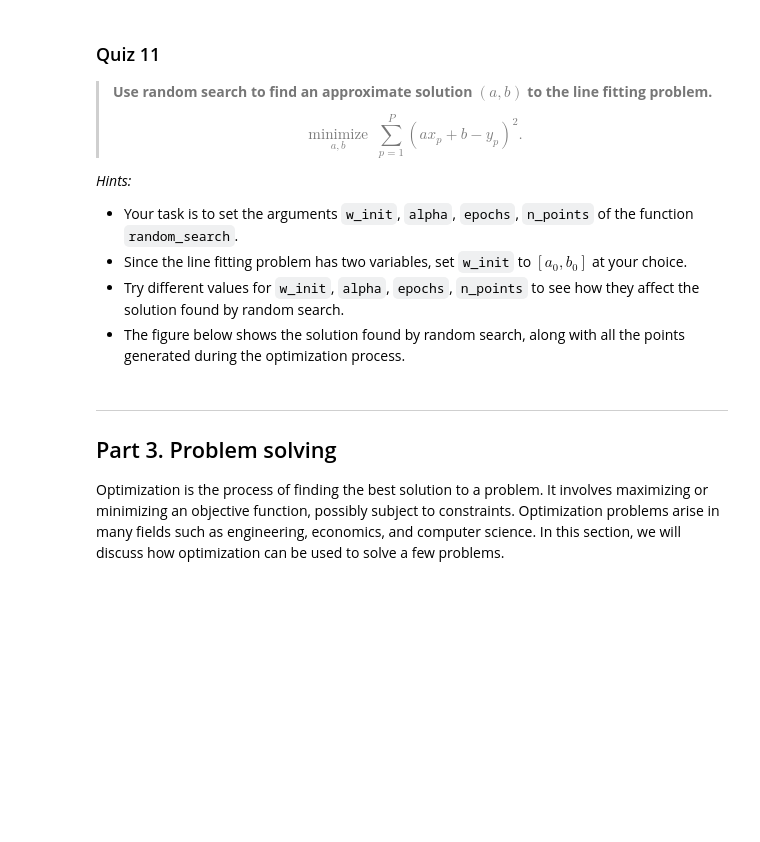
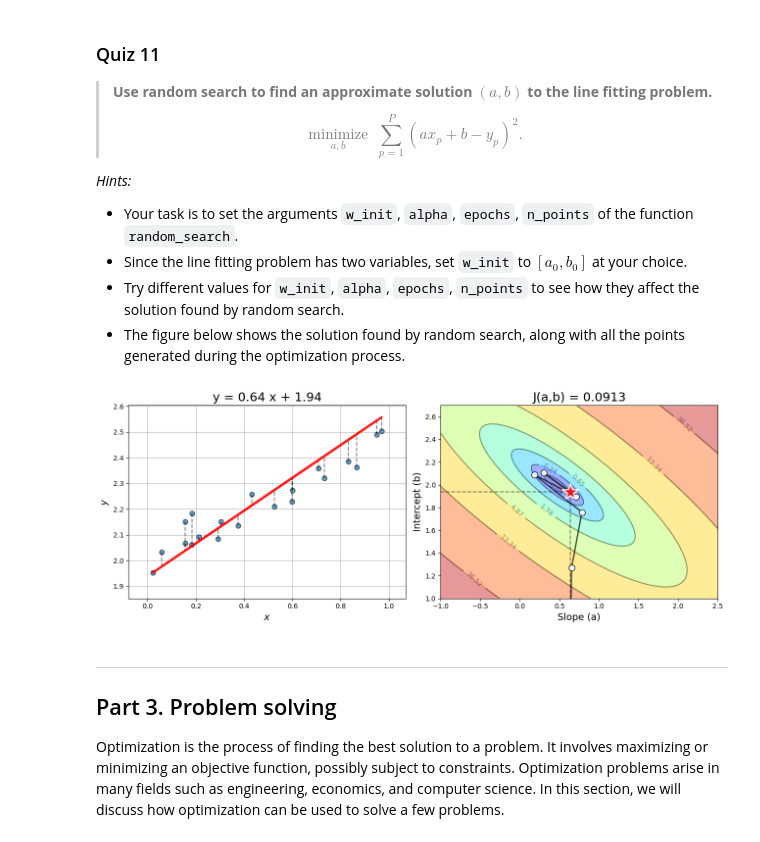
Before and after one commit to Augustin-Br/IGI-3013, a Jupyter notebook: TD2/lab02/lab02.ipynb, the cells around one changed output. Cells and saved outputs as stored; diff of their text form; code cells hidden in the pictures; blank space fills up the shorter version.

```diff
--- a/TD2/lab02/lab02.ipynb
+++ b/TD2/lab02/lab02.ipynb
@@ -716,38 +716,35 @@ def random_search(cost_fun, init, alpha, epochs, n_points):
     for k in range(epochs):
 
         # Create a random matrix of shape (n_points, w.size) from the normal distribution
-        directions = None # YOUR CODE HERE
+        directions = np.random.randn(n_points, w.size)
 
-        # Divide each row of 'directions' by its norm
-        directions = None # YOUR CODE HERE
+        # Step 2: Divide each row of 'directions' by its norm
+        directions /= np.linalg.norm(directions, axis=1, keepdims=True)
 
-        # Compute 'w + alpha * d' for every row of 'directions'
-        w_all = None # YOUR CODE HERE
+        # Step 3: Compute 'w + alpha * d' for every row of 'directions'
+        w_all = w + alpha * directions
 
-        # Apply 'cost_fun' of each row of 'w_all'
-        costs = None # YOUR CODE HERE
+        # Step 4: Apply 'cost_fun' of each row of 'w_all'
+        costs = [cost_fun(ws) for ws in w_all]
 
-        # Find the index of the smallest element of 'costs'
-        min_idx = None # YOUR CODE HERE
+        # Step 5: Find the index of the smallest element of 'costs'
+        min_idx = np.argmin(costs)
 
         # Update the current point
         if costs[min_idx] < J:
-
             # Select the element of 'costs' at position 'min_idx'
-            J = None # YOUR CODE HERE
+            J = costs[min_idx]
 
             # Select the row of 'w_all' at position 'min_idx'
-            w = None # YOUR CODE HERE
+            w = w_all[min_idx]
 
             # Multiply the step-size by '1.5'
-            alpha = None # YOUR CODE HERE
+            alpha *= 1.5
 
             history.append(w)
-
         else:
-
             # Divide the step-size by '1.5 ** 0.25'
-            alpha = None # YOUR CODE HERE
+            alpha /= 1.5 ** 0.25
 
     return w, np.stack(history)
 # %%
@@ -783,27 +780,29 @@ assert_almost_equal(w, [0.54451308, 1.98324402])
 # %%
 # Data for the line fitting problem (blue points in the figure above)
 x, y = generate_points()
 
 # Cost function (with 'x' and 'y' used as data)
 cost_fun = lambda w: sse_cost(w, x, y)
 
 # Initial point
-init = None # YOUR CODE HERE
+init = [0.5, 0.5] # YOUR CODE HERE
 
 # Step-size
-alpha = None # YOUR CODE HERE
+alpha = 0.1 # YOUR CODE HERE
 
 # Number of iterations
-epochs = None # YOUR CODE HERE
+epochs = 30 # YOUR CODE HERE
 
 # Number of directions to search
-n_points = None # YOUR CODE HERE
+n_points = 10 # YOUR CODE HERE
 
 # Optimization
 w, history = random_search(cost_fun, init, alpha, epochs, n_points)
 
 # Visualization
 show_history(w, history)
+# %% [output]
+[figure, added]
 # %% [markdown]
 ---
 
```
Also changed, not shown: parts of 2 cells of this notebook.
